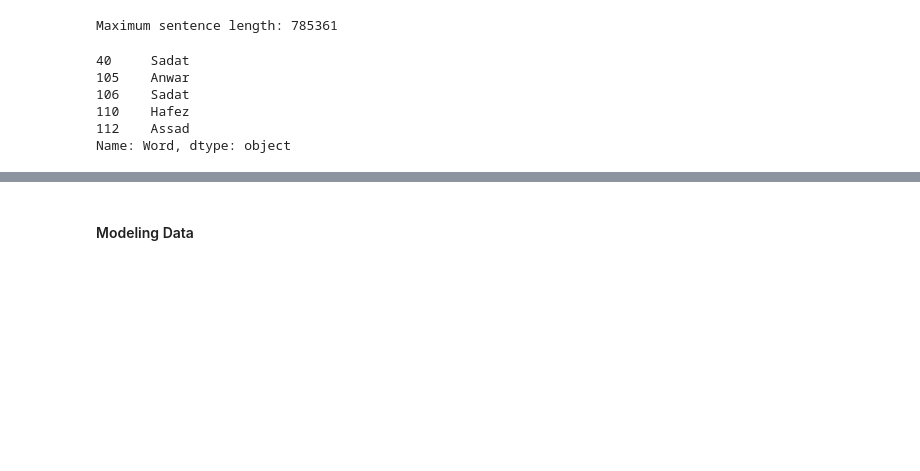
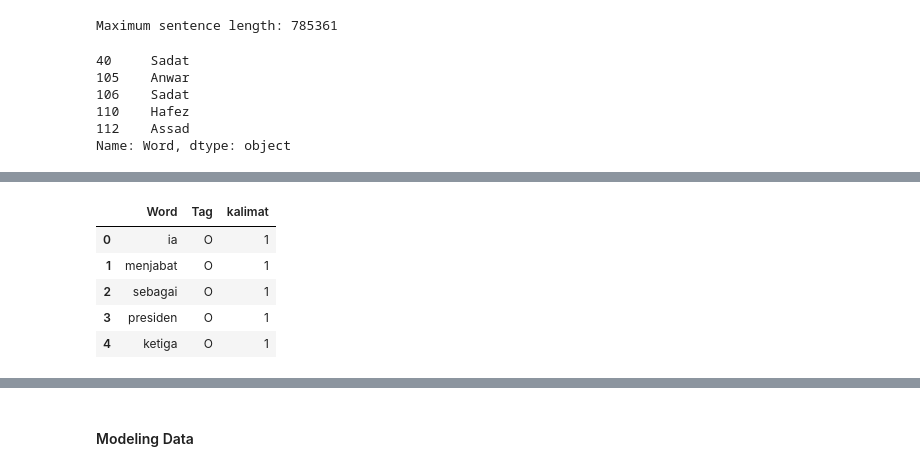
Before and after one commit to ShinTempest/Indonesia-Named-entity-Recognition, a Jupyter notebook: Aestethic_NER.ipynb, the cells around one changed output, grey strips where cells are left out. Saved outputs shown, nothing was run; the diff lists cells and outputs as text; code cells hidden in the pictures; blank space fills up the shorter version.

```diff
--- a/Aestethic_NER.ipynb
+++ b/Aestethic_NER.ipynb
@@ -139,0 +166,11 @@ plt.show()
+# %%
+# Lowercase
+dataset_prep["Word"] = dataset_prep["Word"].str.lower()
+dataset_prep.head()
+# %% [output]
+|  | Word | Tag | kalimat |
+| 0 | ia | O | 1 |
+| 1 | menjabat | O | 1 |
+| 2 | sebagai | O | 1 |
+| 3 | presiden | O | 1 |
+| 4 | ketiga | O | 1 |
```
Also changed, not shown: parts of 9 cells of this notebook.
